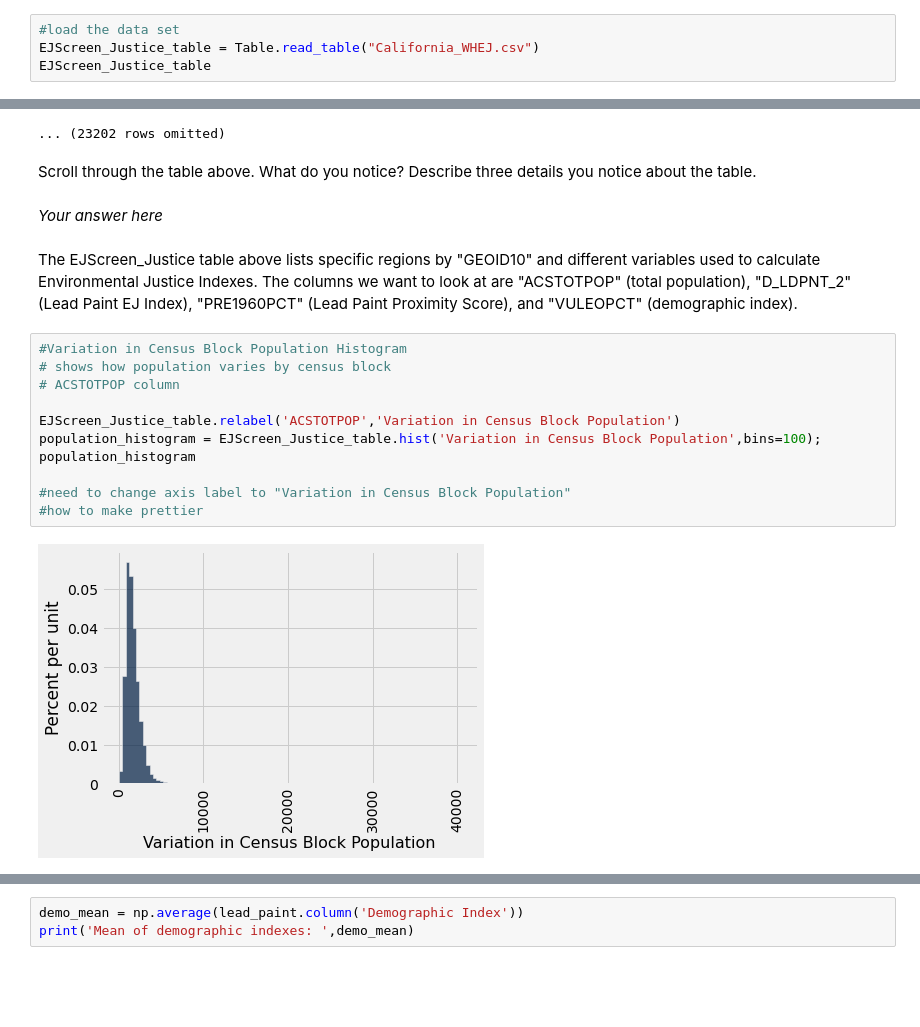
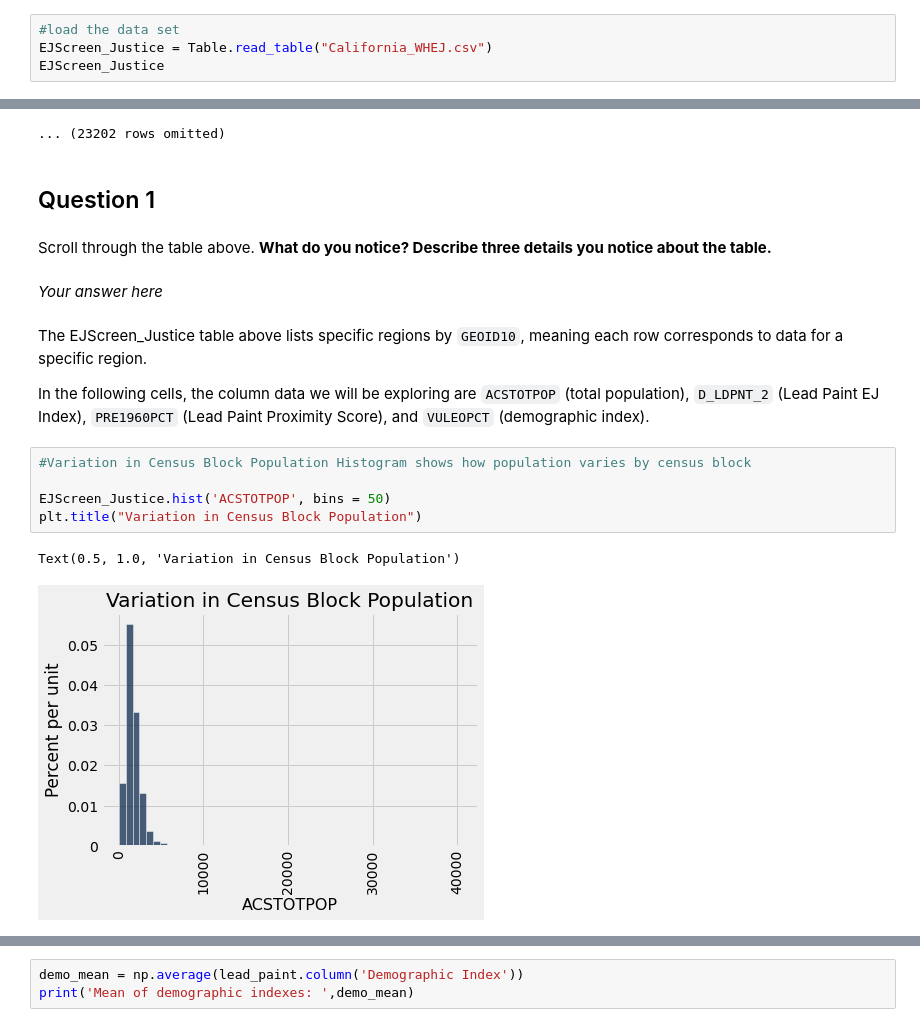
Before and after one commit to ds-modules/DATA88-SP22, a Jupyter notebook: whej01/whej01.ipynb, the cells around one changed output, grey strips where cells are left out. Cells and saved outputs as stored; diff of their text form; blank space fills up the shorter version.

Commit message:
whej01 edits

```diff
--- a/whej01/whej01.ipynb
+++ b/whej01/whej01.ipynb
@@ -194,8 +198,8 @@ An example of an index with such issues is the Lead Paint EJ index.
 ## Working with the data
 # %%
 #load the data set
-EJScreen_Justice_table = Table.read_table("California_WHEJ.csv")
-EJScreen_Justice_table
+EJScreen_Justice = Table.read_table("California_WHEJ.csv")
+EJScreen_Justice
 # %% [output]
 | Unnamed: 0 | GEOID10 | Housing burden (percent) | Total population | Median household income (% of sta... | Current asthma among adults aged ... | ... |
 | 10297 | 60014001001 | 0.1433 | 2991 | 2.92232 | 7.9 | ... |
@@ -209,22 +213,21 @@ EJScreen_Justice_table
 | 10305 | 60014004002 | 0.225501 | 1071 | 1.07497 | 8.9 | ... |
 | 10306 | 60014004003 | 0.225501 | 1410 | 1.79967 | 8.9 | ... |
 ... (23202 rows omitted)
+# %% [markdown]
+## Question 1
 # %% [markdown]
-Scroll through the table above. What do you notice? Describe three details you notice about the table.
+Scroll through the table above. **What do you notice? Describe three details you notice about the table.**
 # %% [markdown]
 *Your answer here*
 # %% [markdown]
-The EJScreen_Justice table above lists specific regions by "GEOID10" and different variables used to calculate Environmental Justice Indexes. The columns we want to look at are "ACSTOTPOP" (total population), "D_LDPNT_2" (Lead Paint EJ Index), "PRE1960PCT" (Lead Paint Proximity Score), and "VULEOPCT" (demographic index).
+The EJScreen_Justice table above lists specific regions by `GEOID10`, meaning each row corresponds to data for a specific region.
+
+In the following cells, the column data we will be exploring are `ACSTOTPOP` (total population), `D_LDPNT_2` (Lead Paint EJ Index), `PRE1960PCT` (Lead Paint Proximity Score), and `VULEOPCT` (demographic index).
 # %%
-#Variation in Census Block Population Histogram
-# shows how population varies by census block
-# ACSTOTPOP column
+#Variation in Census Block Population Histogram shows how population varies by census block
 
-EJScreen_Justice_table.relabel('ACSTOTPOP','Variation in Census Block Population')
-population_histogram = EJScreen_Justice_table.hist('Variation in Census Block Population',bins=100);
-population_histogram
-
-#need to change axis label to "Variation in Census Block Population"
-#how to make prettier
+EJScreen_Justice.hist('ACSTOTPOP', bins = 50)
+plt.title("Variation in Census Block Population")
 # %% [output]
+Text(0.5, 1.0, 'Variation in Census Block Population')
-[figure, old version]
+[figure, new version]
```
Also changed, not shown: parts of 12 cells of this notebook.
